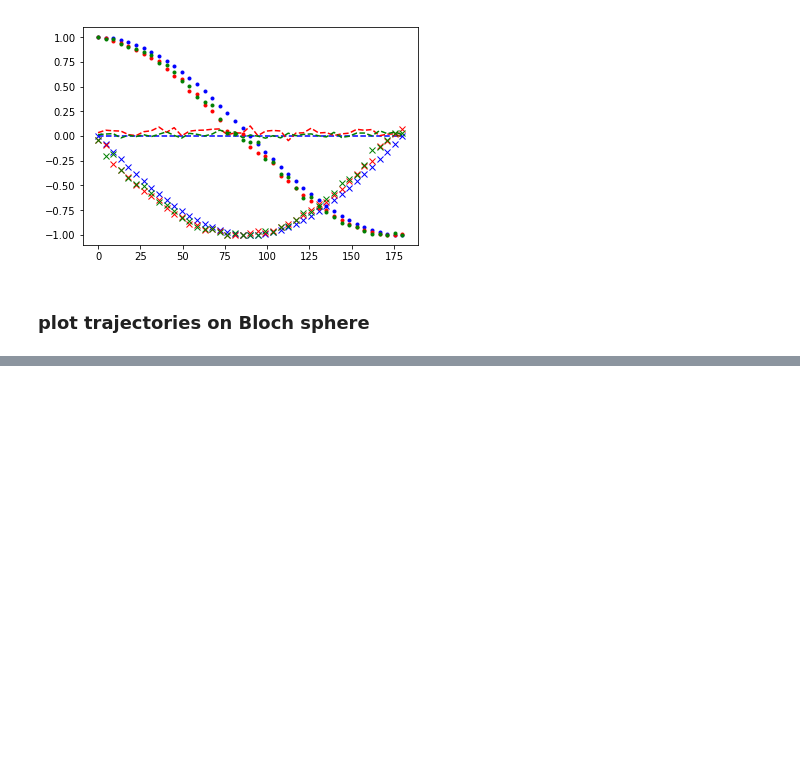
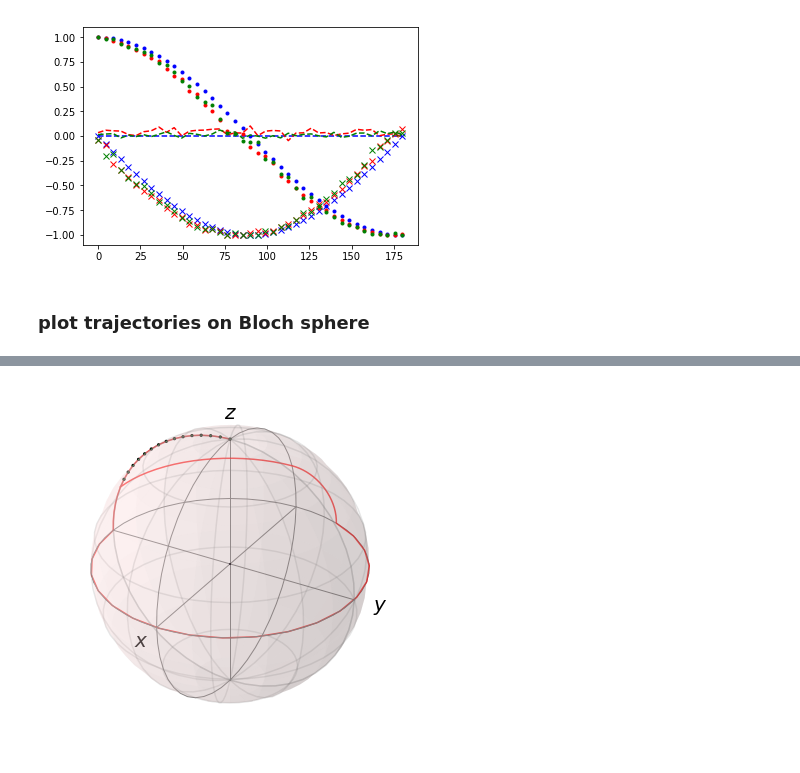
Before and after one commit to singular-value/optimizations_via_openpulse, a Jupyter notebook: RX_Tomo.ipynb, the cells around one changed output, grey strips where cells are left out. Drawn from its saved outputs; the diff is of its cells as text; code cells hidden in the pictures; blank space fills up the shorter version.

Commit message:
visualize trajectory of pulse vs. gate based Rx(theta)

```diff
--- a/RX_Tomo.ipynb
+++ b/RX_Tomo.ipynb
@@ -402,0 +364,5 @@ array([[0.87+0.j , 0.  -0.5j],
+# %%
+sample_point = 15
+print('theta: ', 180 * thetas[sample_point] / np.pi)
+print(standard_paths[sample_point])
+print(optimized_paths[sample_point])
@@ -402,0 +377,44 @@ array([[0.87+0.j , 0.  -0.5j],
+# %%
+# standard trajectory
+b = Bloch()
+b.zlabel = ['$z$', '']
+b.point_size = [1, 32, 20, 20]
+b.point_marker = ['o', 's', '.', '^']
+b.add_points([0,0,0])
+
+z1_path = [[0],[0],[0]]
+
+x1_path = [ideal_Xexps[:21],
+           ideal_Yexps[:21],
+           ideal_Zexps[:21]]
+
+z2_angle = standard_paths[sample_point][2][0].params[0]
+z2_path = [list(np.sin(np.linspace(0,z2_angle,20))),
+           list(-np.cos(np.linspace(0,z2_angle,20))),
+           list(np.zeros(20))]
+
+z2_end_x = z2_path[0][-1]
+x2_path = [list(np.full(20, z2_end_x)),
+           list(np.sqrt(1-z2_end_x**2)*np.cos(np.linspace(0,np.pi/2,20))),
+           list(np.sqrt(1-z2_end_x**2)*np.sin(np.linspace(0,np.pi/2,20)))]
+
+x2_end_x = x2_path[0][-1]
+x2_end_y = x2_path[1][-1]
+x2_end_z = x2_path[2][-1]
+
+z3_path = [list(np.sqrt(1-x2_end_z**2)*np.cos(np.linspace(np.pi, 3*np.pi/2,20))),
+           list(np.sqrt(1-x2_end_z**2)*np.sin(np.linspace(np.pi, 3*np.pi/2,20))),
+           list(np.full(20, x2_end_z))]
+trajectory = [x1_path[i] + z2_path[i] + x2_path[i] + z3_path[i] for i in (0,1,2)]
+b.add_points(trajectory, 'l')
+
+# optimized trajectory
+z1_path = [[0],[0],[0]]
+x1_path = [ideal_Xexps[:sample_point], ideal_Yexps[:sample_point], ideal_Zexps[:sample_point]]
+z2_path = [[0],[0],[0]]
+trajectory = [x1_path[i] for i in (0,1,2)]
+b.add_points(trajectory, 's')
+
+b.show()
+# %% [output]
+[figure, added]
```
Also changed, not shown: parts of 16 cells of this notebook.
